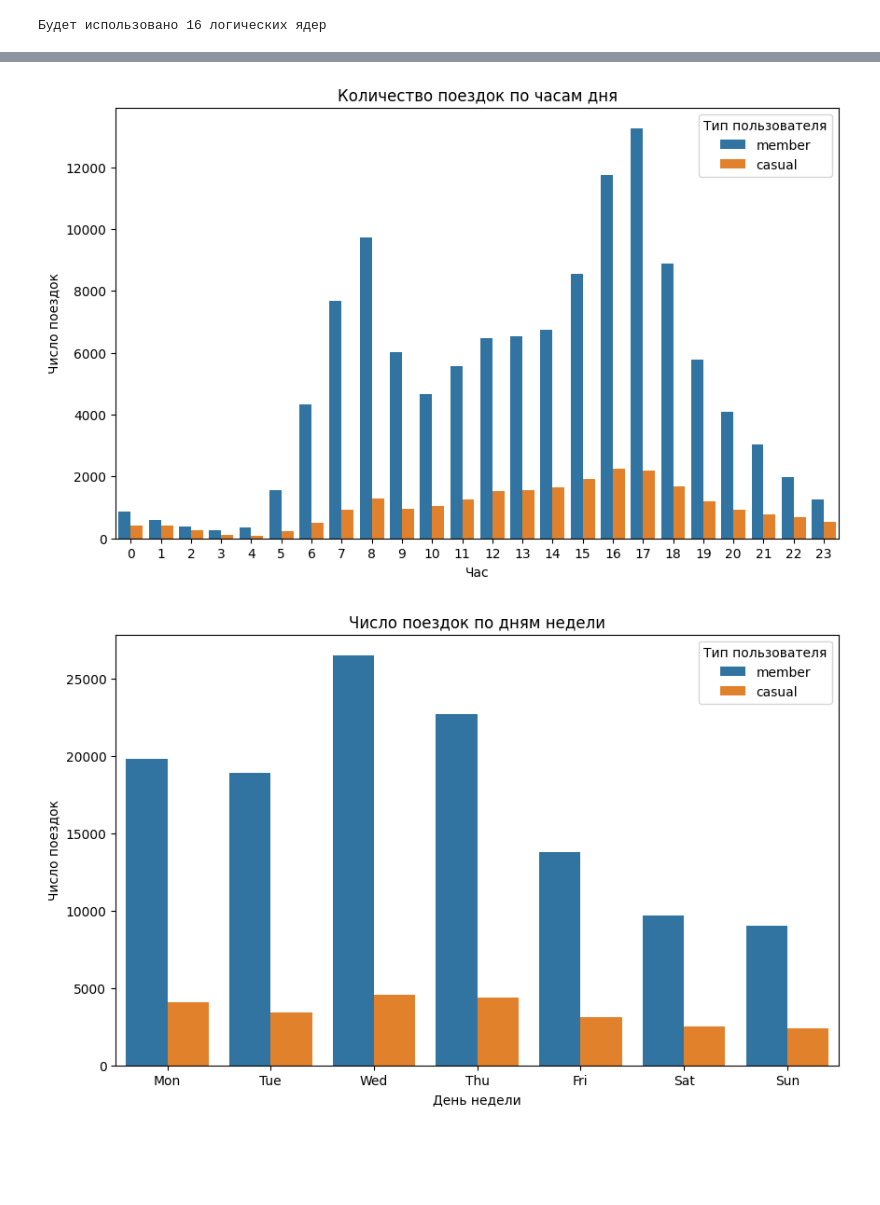
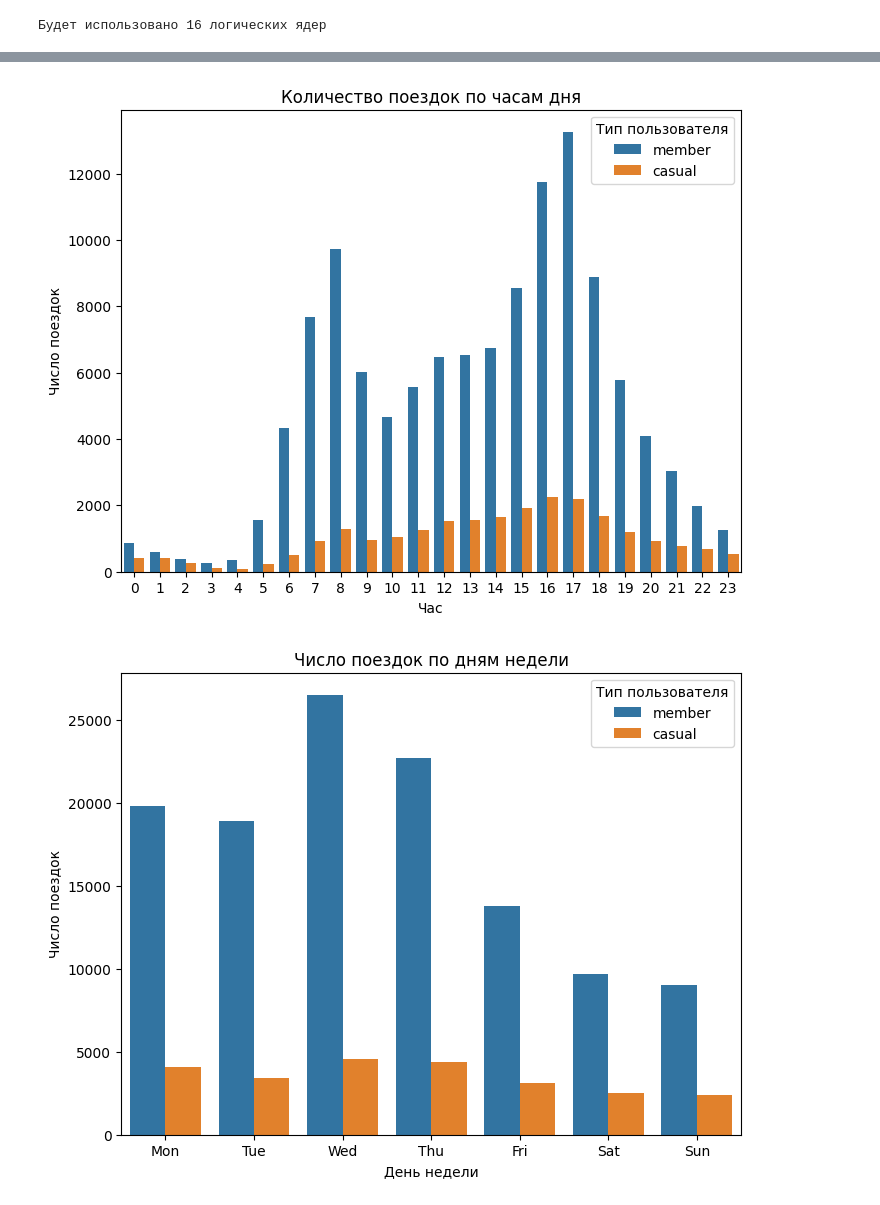
Before and after one commit to Davmie/BMSTU_NNS, a Jupyter notebook: lab1/lab1.ipynb, the cells around one changed output, grey strips where cells are left out. Saved outputs shown, nothing was run; the diff lists cells and outputs as text; code cells hidden in the pictures; blank space fills up the shorter version.

```diff
--- a/lab1/lab1.ipynb
+++ b/lab1/lab1.ipynb
@@ -39,12 +43,6 @@ df.head()
 # %%
-# Преобразование временных меток
-df['started_at'] = pd.to_datetime(df['started_at'])
-df['ended_at'] = pd.to_datetime(df['ended_at'])
 
-# Добавляем продолжительность поездки в минутах
-df['duration'] = (df['ended_at'] - df['started_at']).dt.total_seconds() / 60
-
-# Фильтруем аномалии (поездки с отрицательной длительностью)
+# Фильтр аномалий (поездки с отрицательной длительностью)
 df = df[df['duration'] > 0]
 
 # Извлекаем час и день недели
@@ -53,5 +51,11 @@ df['day_of_week'] = df['started_at'].dt.dayofweek.map({
     0: 'Mon', 1: 'Tue', 2: 'Wed', 3: 'Thu', 4: 'Fri', 5: 'Sat', 6: 'Sun'
 })
 
+# Удаляем ненужные параметры
+df.drop(["started_at", "ended_at", "start_station_name", "end_station_name", "start_lat", "start_lng", "end_lat", "end_lng"], axis=1, inplace=True)
+# df.drop(["started_at", "ended_at"], axis=1, inplace=True)
+
+print(df.shape)
+
 df.head()
 # %% [output]
@@ -64,26 +69,41 @@ df.head()
 # %%
-plt.figure(figsize=(10, 6))
+plt.figure(figsize=(8, 6))
 sns.countplot(data=df, x='hour', hue='member_casual')
 plt.title('Количество поездок по часам дня')
 plt.xlabel('Час')
 plt.ylabel('Число поездок')
 plt.legend(title='Тип пользователя')
 plt.show()
 
-plt.figure(figsize=(10, 6))
+plt.figure(figsize=(8, 6))
 sns.countplot(data=df, x='day_of_week', order=['Mon','Tue','Wed','Thu','Fri','Sat','Sun'], hue='member_casual')
 plt.title('Число поездок по дням недели')
 plt.xlabel('День недели')
 plt.ylabel('Число поездок')
 plt.legend(title='Тип пользователя')
 plt.show()
 
-plt.figure(figsize=(10, 6))
+plt.figure(figsize=(8, 6))
 sns.histplot(df, x='duration', bins=50, log_scale=True, hue='member_casual', alpha=0.5)
 plt.title('Распределение длительности поездок')
 plt.xlabel('Длительность (мин)')
 plt.ylabel('Частота')
 plt.show()
+
+plt.figure(figsize=(8,6))
+sns.barplot(data=df, x='member_casual', y='duration', estimator='mean')
+plt.title('Средняя длительность поездки по типу пользователя')
+plt.xlabel('Тип пользователя')
+plt.ylabel('Средняя длительность (мин)')
+plt.show()
+
+plt.figure(figsize=(8,6))
+sns.countplot(data=df, x='rideable_type', hue='member_casual')
+plt.title('Использование типов велосипедов разными категориями пользователей')
+plt.xlabel('Тип велосипеда')
+plt.ylabel('Число поездок')
+plt.legend(title='Пользователь')
+plt.show()
 # %% [output]
-[figure, old version]
+[figure, new version]
-[figure, old version]
+[figure, new version]
```
Also changed, not shown: parts of 10 cells of this notebook, 5 other files.
